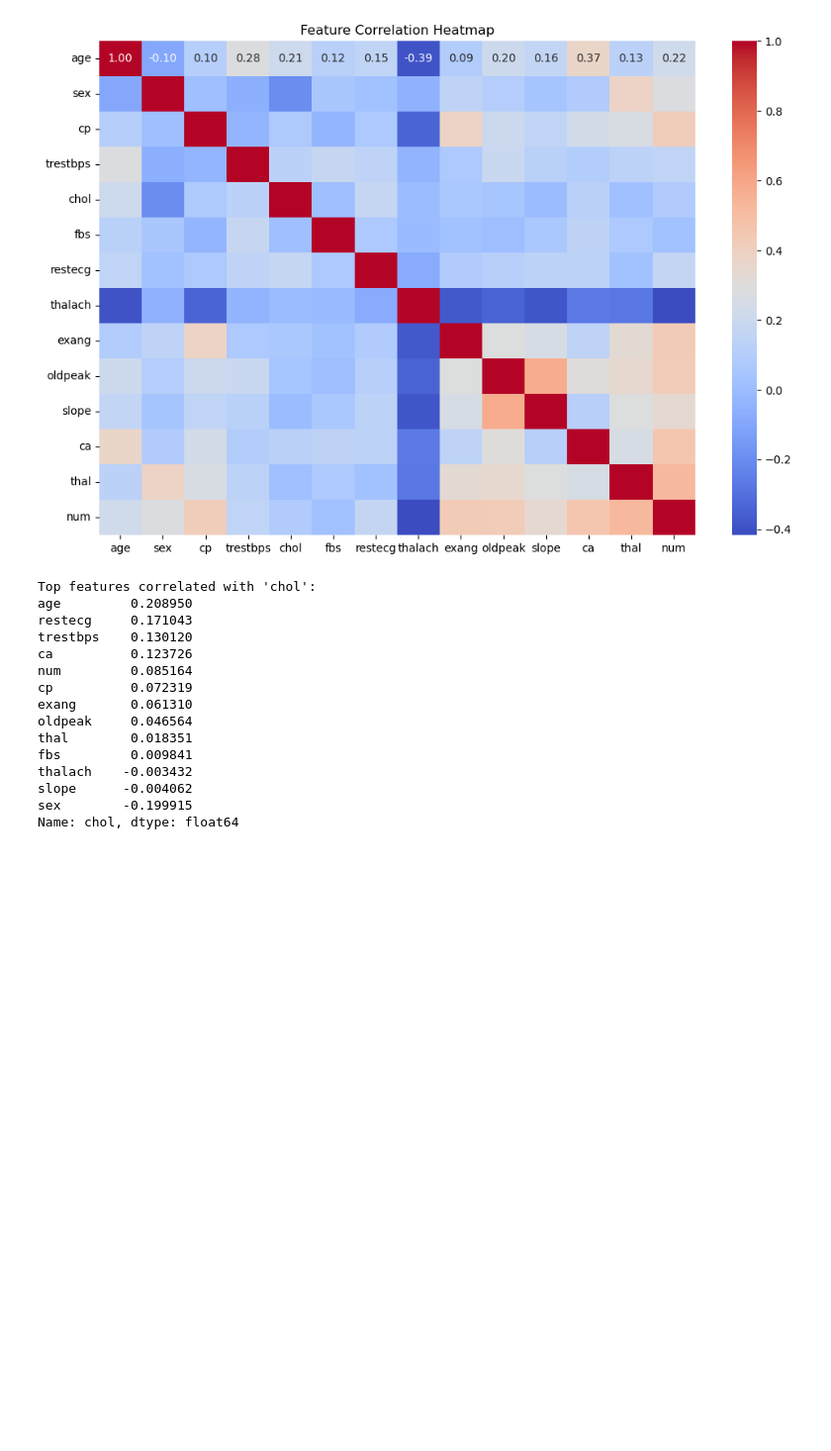
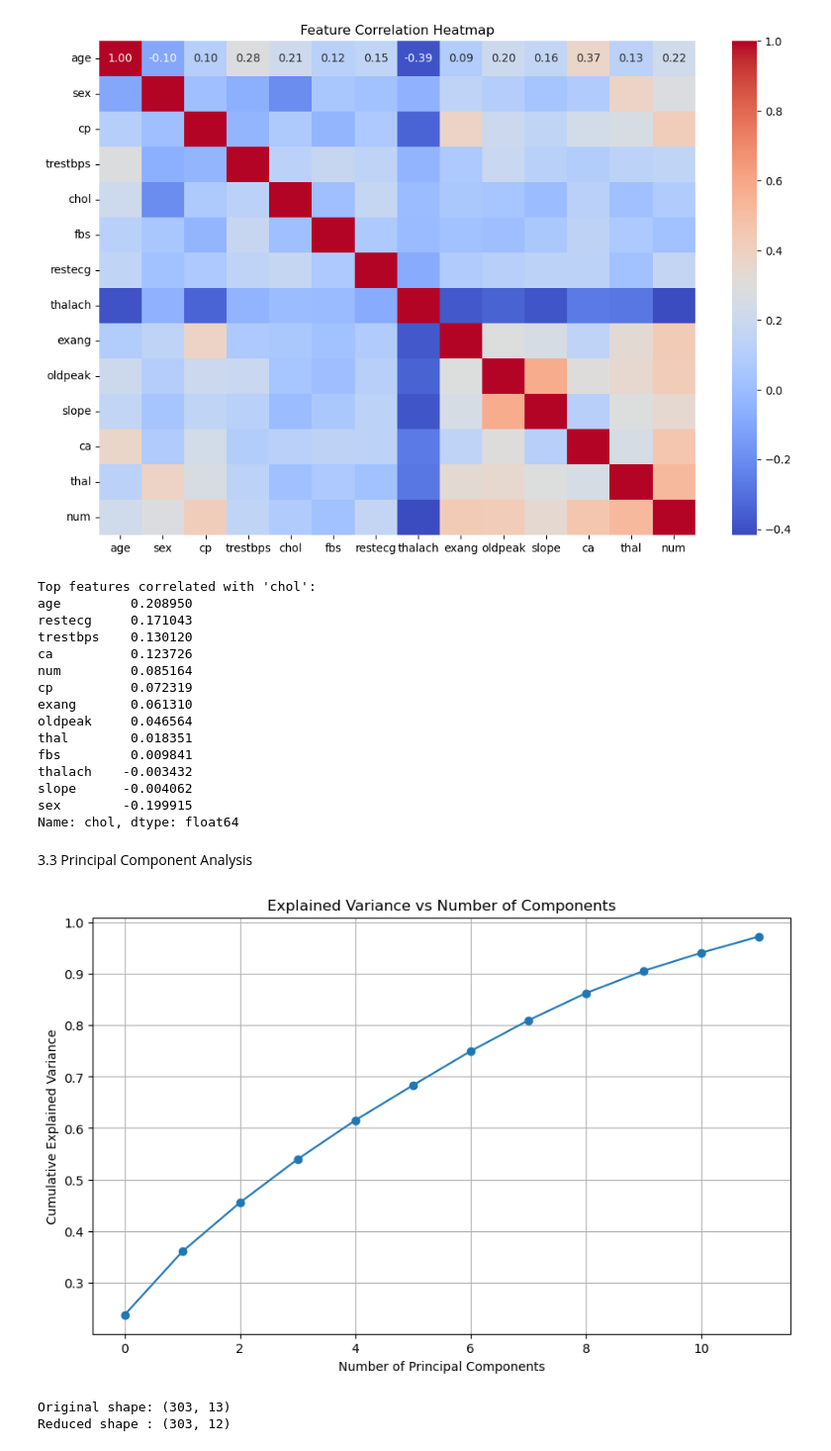
Before and after one commit to GireesheePendela/heart_disease_modeling_project, a Jupyter notebook: notebook.ipynb, the cells around one changed output. Shown: that part at 99% size. Drawn from its saved outputs; the diff is of its cells as text; code cells hidden in the pictures; blank space fills up the shorter version.

```diff
--- a/notebook.ipynb
+++ b/notebook.ipynb
@@ -298,3 +298,34 @@ thalach    -0.003432
 slope      -0.004062
 sex        -0.199915
 Name: chol, dtype: float64
+# %% [markdown]
+3.3 Principal Component Analysis
+# %%
+from sklearn.decomposition import PCA
+import matplotlib.pyplot as plt
+
+# Step 1: Drop the target column (we only use features for PCA)
+X = df_scaled.drop('num', axis=1)
+
+# Step 2: Ensure features are normalized — already done in df_scaled
+
+# Step 3: Apply PCA to retain 95% variance
+pca = PCA(n_components=0.95)  # Retain 95% of variance
+X_pca = pca.fit_transform(X)
+
+# Step 4: Plot explained variance ratio
+plt.figure(figsize=(10, 6))
+plt.plot(np.cumsum(pca.explained_variance_ratio_), marker='o')
+plt.xlabel('Number of Principal Components')
+plt.ylabel('Cumulative Explained Variance')
+plt.title('Explained Variance vs Number of Components')
+plt.grid(True)
+plt.show()
+
+# Step 5: Output the shape of reduced dataset
+print("Original shape:", X.shape)
+print("Reduced shape :", X_pca.shape)
+# %% [output]
+[figure, added]
+Original shape: (303, 13)
+Reduced shape : (303, 12)
```
Also changed, not shown: 1 other file.
